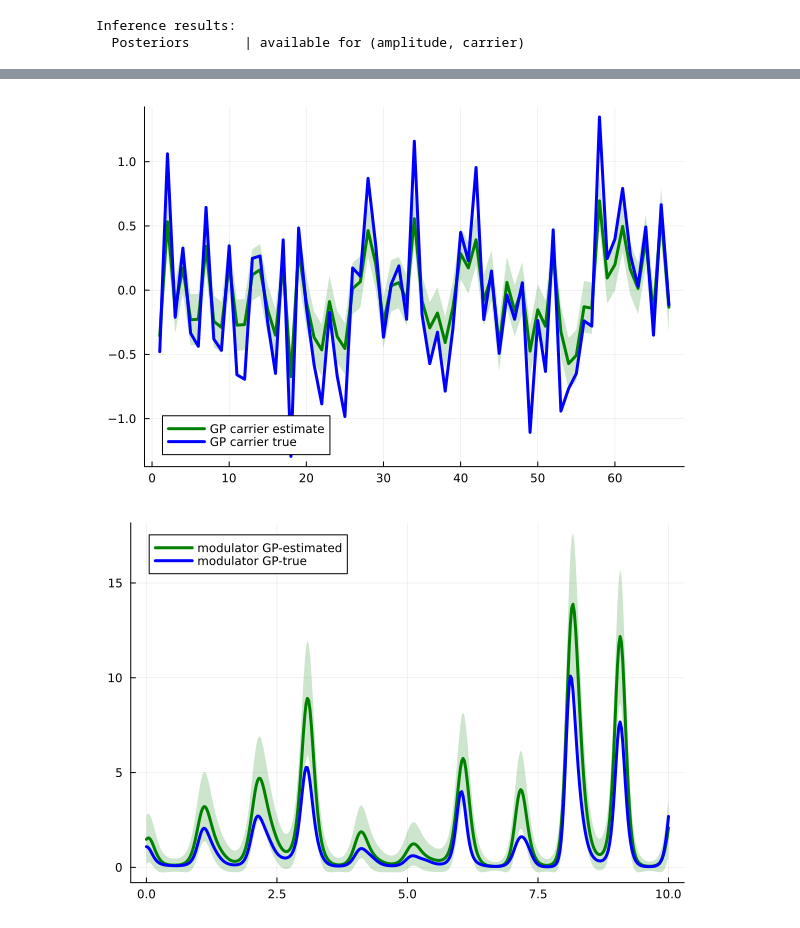
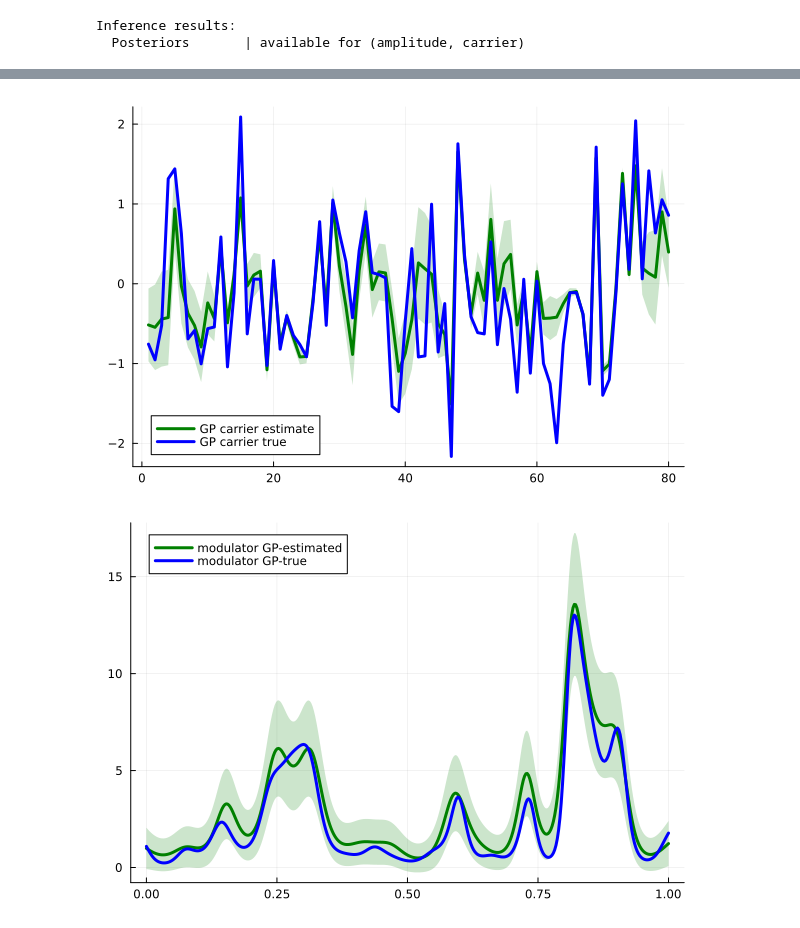
Before and after one commit to biaslab/GaussianProcessNode, a Jupyter notebook: pad_with_gp_carrier.ipynb, the cells around one changed output, grey strips where cells are left out. Saved outputs shown, nothing was run; the diff lists cells and outputs as text; code cells hidden in the pictures.

```diff
--- a/pad_with_gp_carrier.ipynb
+++ b/pad_with_gp_carrier.ipynb
@@ -29,36 +29,34 @@ end
 generate_data (generic function with 1 method)
 # %%
 Random.seed!(123)
-σ_y = 0.01 ## we assume low noise for now
+σ_y = 0.5 ## we assume low noise for now
 
 N = 400; #data length
 n = 400; #lenght of the axis of gp
-θcarrier   = 0.01
-θamplitude = 0.3
-mean_amplitude = (x) -> cos(2pi*x) + sin(2pi*x);
+θcarrier   = 0.001
+θamplitude = 0.03
+mean_amplitude = (x) -> cos(2pi*x/20) + sin(2pi*x/20);
 mean_carrier   = (x) -> 0.0;
-kernel_carrier(θ)     = 0.4with_lengthscale(SqExponentialKernel(),θ)
-kernel_amplitude(θ)   = with_lengthscale(SqExponentialKernel(),θ) + PeriodicKernel()
-tmin,tmax = 0., 10.0
+kernel_carrier(θ)     = with_lengthscale(SqExponentialKernel(),θ)
+kernel_amplitude(θ)   = with_lengthscale(SqExponentialKernel(),θ) + with_lengthscale(PeriodicKernel(),0.5)
+tmin,tmax = 0., 1.
 time_range = collect(range(tmin, tmax; length=n));
-
-
 Cov_amplitude = kernelmatrix(kernel_amplitude(θamplitude),time_range,time_range) + 1e-8*I;
 Cov_carrier   = kernelmatrix(kernel_carrier(θcarrier),time_range,time_range) + 1e-8I;
 gp_amplitude  = MvNormal(mean_amplitude.(time_range), Cov_amplitude)
 gp_carrier    = MvNormal(mean_carrier.(time_range), Cov_carrier)
-amplitude_test = rand(gp_amplitude)
-carrier_test   = rand(gp_carrier)
+amplitude_gt = rand(gp_amplitude)
+carrier_gt   = rand(gp_carrier)
 #Observe data
 pos = sort(randperm(n)[1:N]); # position where we observe data
 time_train = time_range[pos]
-amplitude_train = amplitude_test[pos];
-carrier_train   = carrier_test[pos]
+# amplitude_train = amplitude_gt[pos];
+# carrier_train   = carrier_gt[pos]
 cov_strategy = CovarianceMatrixStrategy(FullCovarianceStrategy())
 # cov_strategy = CovarianceMatrixStrategy(SoR(50))
 # %% [output]
 CovarianceMatrixStrategy{FullCovarianceStrategy{Vector{Int64}, Nothing}}(FullCovarianceStrategy{Vector{Int64}, Nothing}(Int64[], nothing, [1.0;;], ReactiveMP.GPCache(Dict{Tuple{Symbol, Tuple{Int64, In ...
 # %%
 #Generate data
-y_true_state,y_data = generate_data(N,amplitude_train,carrier_train,σ_y);
+y_true_state,y_data = generate_data(n,amplitude_gt,carrier_gt,σ_y);
 # %%
@@ -268,16 +213,15 @@ end
     return @call_rule GaussianProcess(:params, Marginalisation) (q_out=m_out, q_meanfunc=q_meanfunc, q_kernelfunc=q_kernelfunc, q_params=q_params, meta=meta)
 end
 # %%
-nits = 10
+nits = 50
 
 iresult = inference(
     model = modulation(length(y_data), kernel_amplitude,mean_amplitude, kernel_carrier,mean_carrier, time_train,time_range, cov_strategy),
-    initmessages = (carrier   = GaussianProcess(mean_carrier,kernel_carrier(θcarrier),MvNormalMeanCovariance(zeros(n),Cov_carrier),time_range,time_train,Float64[], CovarianceMatrixStrategy(FullCovarianceStrategy())),),
-                    # amplitude = GaussianProcess(mean_amplitude,kernel_amplitude(θamplitude),MvNormalMeanCovariance(ones(n),Cov_amplitude),time_range,time_train,Float64[], CovarianceMatrixStrategy(FullCovarianceStrategy())),),
+    initmessages = (carrier  = GaussianProcess(mean_carrier,kernel_carrier(θcarrier),MvNormalMeanCovariance(zeros(n),Cov_carrier),time_range,time_train,Float64[], CovarianceMatrixStrategy(FullCovarianceStrategy())),),
     iterations = nits,
     returnvars = (amplitude=KeepEach(),carrier=KeepEach()),
     data  = (observation = y_data,),
-    showprogress = true,
+    showprogress = false,
     free_energy = false,
 )
 # %% [output]
@@ -342,15 +246,15 @@ mamplitude
 # %%
 from = 1
 to   = N
-skip = 6
+skip = 5
 
 plot(mcarriers[from:skip:to],ribbon=sqrt.(vcarriers[from:skip:to]),label="GP carrier estimate",linewidth=3.0, fillalpha=0.2, color="green")
-plot!(carrier_test[from:skip:to],linewidth=3.0, color="blue", label="GP carrier true")
+plot!(carrier_gt[from:skip:to],linewidth=3.0, color="blue", label="GP carrier true")
 # scatter!(y_data[from:to:skip], label="observation",color=:black,alpha=0.4,ms=3)
 # %% [output]
-[figure, old version]
+[figure, new version]
 # %%
 plot(time_range,expmgp,ribbon=sqrt.(expvgp),linewidth=3.0,label="modulator GP-estimated",fillalpha=0.2,color=:green)
-plot!(time_range,exp.(amplitude_test), label="modulator GP-true",linewidth=3.0,color=:blue)
+plot!(time_range,exp.(amplitude_gt), label="modulator GP-true",linewidth=3.0,color=:blue)
 # %% [output]
-[figure, old version]
+[figure, new version]
```
Also changed, not shown: parts of 15 cells of this notebook, 2 other files.
